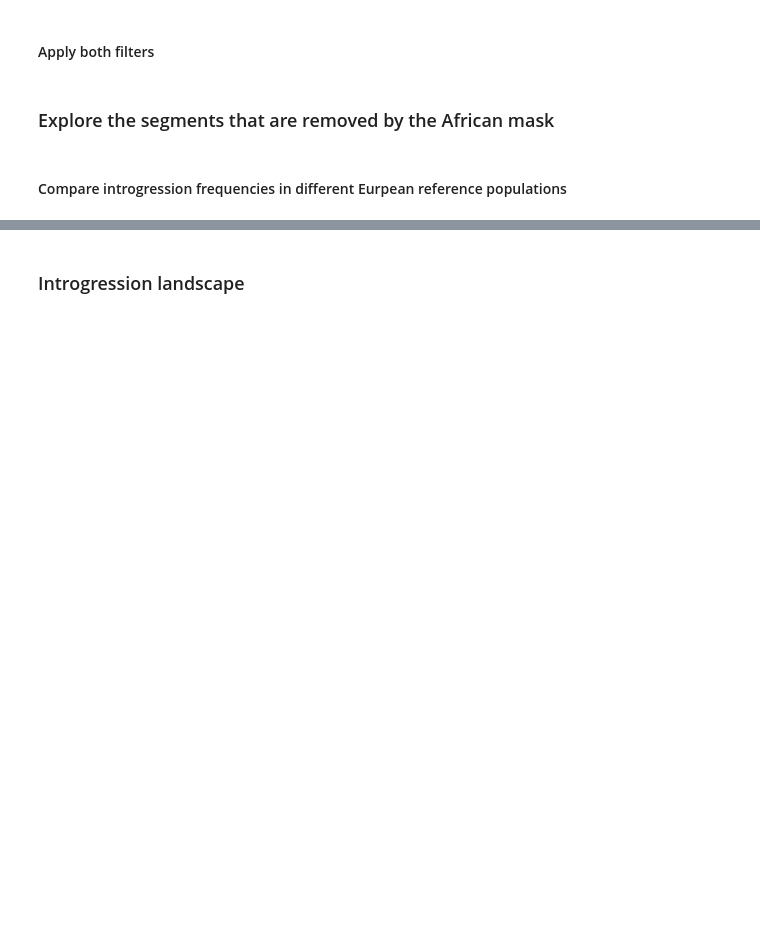
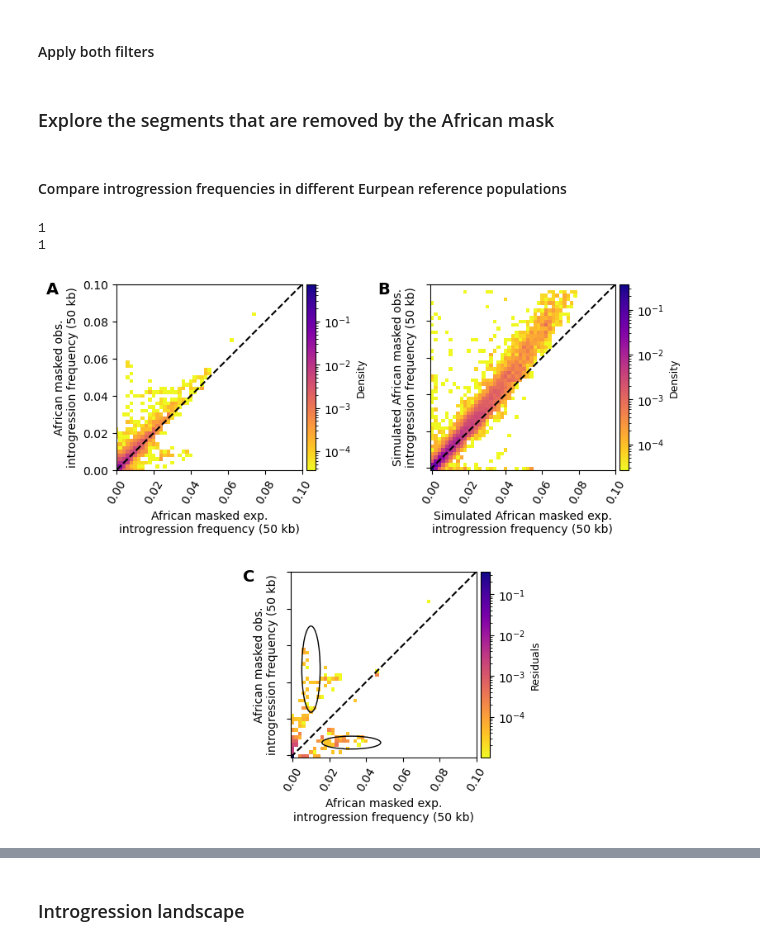
Before and after one commit to LachanceLab/introgression_in_admixed_genomes, a Jupyter notebook: visualizations_introgression.ipynb, the cells around one changed output, grey strips where cells are left out. Cells and saved outputs as stored; diff of their text form; code cells hidden in the pictures; blank space fills up the shorter version.

```diff
--- a/visualizations_introgression.ipynb
+++ b/visualizations_introgression.ipynb
@@ -1171,7 +1187,7 @@ def find_significant_segments(df, enriched=False, depleted=False, min_length=900
     return merged
 
 
-introgression_freq_filtered_fname = 'results50kb_wo_PEGS/ibdmix_Vindija33.19/ibdmix_results_masked_denisovan_combined_50kb_4.0LOD_afr_masked_coverage_per_individual_and_per_window50000_s_10000_pvalues.bed'
+introgression_freq_filtered_fname = 'results/ibdmix_Vindija33.19/ibdmix_results_masked_denisovan_combined_50kb_4.0LOD_afr_masked_coverage_per_individual_and_per_window50000_s_10000_pvalues.bed'
 introgression_freq_filtered = pd.read_csv(introgression_freq_filtered_fname, sep='\t', header=0)
 n_indv = ibdmix.loc[ibdmix['pop'] == 'AA', 'IID'].unique().shape[0]
 introgression_freq_filtered.freq /= n_indv
@@ -1404,6 +1420,7 @@ racimo[((racimo.freq_updated / n_indv > racimo.drift_upper) |
 # %%
 simulated_introgression_freq_filtered = pd.read_csv('simulated_introgression_freq_filtered.bed',
                                                     sep='\t', header=0)
+introgression_freq_filtered_fname = 'results/ibdmix_Vindija33.19/ibdmix_results_masked_denisovan_combined_50kb_4.0LOD_afr_masked_coverage_per_individual_and_per_window50000_s_10000_pvalues.bed'
 
 import seaborn as sns
 from skimage.segmentation import watershed
@@ -1454,10 +1471,10 @@ introgression_freq_filtered.sel_coeff = np.nan_to_num(introgression_freq_filtere
                                                       posinf=0.3, neginf=-0.3)
 
 fig = plt.figure(figsize=(8, 8))
-gs = fig.add_gridspec(2, 14, wspace=0.4, hspace=0.3)
+gs = fig.add_gridspec(2, 15, wspace=0.4, hspace=0.3)
 ax0 = fig.add_subplot(gs[0, 0:6])
-ax1 = fig.add_subplot(gs[0, 8:])
-ax2 = fig.add_subplot(gs[1, 4:10])
+ax1 = fig.add_subplot(gs[0, 9:])
+ax2 = fig.add_subplot(gs[1, 5:11])
 # ax3 = fig.add_subplot(gs[1, :])
 plt.subplots_adjust(wspace=0.75)
 
@@ -1541,37 +1558,42 @@ ax1.set_xticks(np.linspace(0, nbins, 6))
 ax1.set_yticks(np.linspace(0, nbins, 6))
 ax1.set_xticklabels(['{:.2f}'.format(label) for label in np.linspace(0, 0.1, 6)],
                    rotation=60)
 ax1.set_yticklabels([])
 ax2.set_xticks(np.linspace(0, nbins, 6))
 ax2.set_yticks(np.linspace(0, nbins, 6))
 ax2.set_xticklabels(['{:.2f}'.format(label) for label in np.linspace(0, 0.1, 6)],
                     rotation=60)
 ax2.set_yticklabels([])
 
 selected = extract_bins_in_watershed(introgression_freq_filtered, bins, peaks)
 selected.sort_values(['chrom', 'start'], inplace=True)
 depleted_segments = find_significant_segments(selected, depleted=True, min_length=50000)
 enriched_segments = find_significant_segments(selected, enriched=True, min_length=50000)
 
 # introgression_freq_filtered.residuals += np.abs(introgression_freq_filtered.residuals.min())
 # introgression_freq_filtered.residuals /= introgression_freq_filtered.residuals.max()
 enriched_windows = BedTool.from_dataframe(introgression_freq_filtered).intersect(
     BedTool.from_dataframe(enriched_segments), f=1).to_dataframe(names=introgression_freq_filtered.columns)
 depleted_windows = BedTool.from_dataframe(introgression_freq_filtered).intersect(
     BedTool.from_dataframe(depleted_segments), f=1).to_dataframe(names=introgression_freq_filtered.columns)
 ax0.set_xlabel("African masked exp.\nintrogression frequency (50 kb)")
-ax1.set_xlabel("African masked exp.\nintrogression frequency (50 kb)")
+ax1.set_xlabel("Simulated African masked exp.\nintrogression frequency (50 kb)")
 ax2.set_xlabel("African masked exp.\nintrogression frequency (50 kb)")
 ax0.set_ylabel("African masked obs.\nintrogression frequency (50 kb)")
+ax1.set_ylabel("Simulated African masked obs.\nintrogression frequency (50 kb)")
 ax2.set_ylabel("African masked obs.\nintrogression frequency (50 kb)")
 
 
-ax0.annotate("A", (1, 1), (-0.32, 0.95), fontsize=14, fontweight='bold', xycoords='axes fraction')
-ax1.annotate("B", (1, 1), (-0.15, 0.95), fontsize=14, fontweight='bold', xycoords='axes fraction')
-ax2.annotate("C", (1, 1), (-0.215, 0.95), fontsize=14, fontweight='bold', xycoords='axes fraction')
+ax0.annotate("A", (1, 1), (-0.38, 0.95), fontsize=14, fontweight='bold', xycoords='axes fraction')
+ax1.annotate("B", (1, 1), (-0.28, 0.95), fontsize=14, fontweight='bold', xycoords='axes fraction')
+ax2.annotate("C", (1, 1), (-0.26, 0.95), fontsize=14, fontweight='bold', xycoords='axes fraction')
 # get windows in watershed
 fig.savefig('visualizations/figure4.pdf', bbox_inches='tight', dpi=600)
 fig.savefig('visualizations/figure4.png', bbox_inches='tight', dpi=600)
+# %% [output]
+1
+1
+[figure, added]
 # %%
 introgression_freq_filtered
 # %%
```
Also changed, not shown: parts of 22 cells of this notebook, 4 other files.
